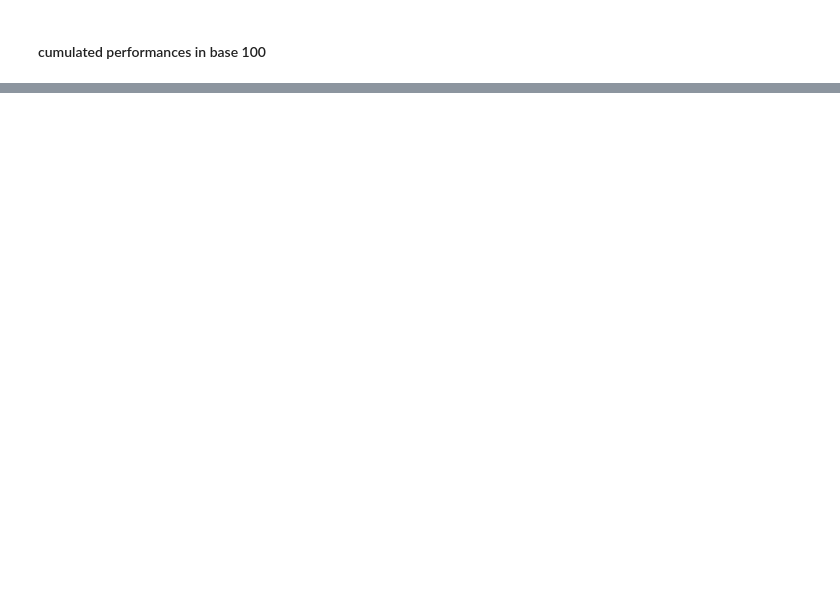
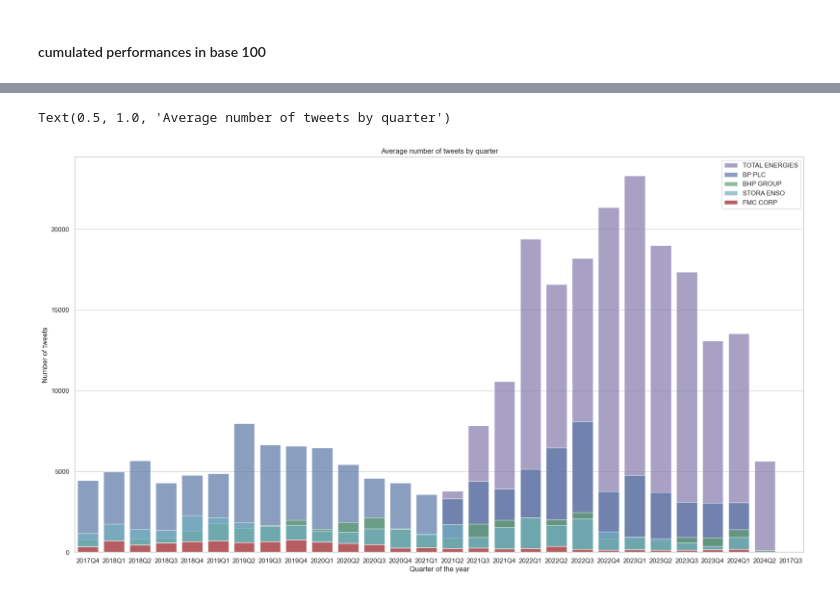
Before and after one commit to JoseAngelGarciaSanchez/Impact-of-Sentiment-analysis-on-Energy-Sector-Stock-Prices, a Jupyter notebook: src/lab.ipynb, the cells around one changed output, grey strips where cells are left out. Drawn from its saved outputs; the diff is of its cells as text; code cells hidden in the pictures; blank space fills up the shorter version.

```diff
--- a/src/lab.ipynb
+++ b/src/lab.ipynb
@@ -417,0 +533,4 @@ df['Cumulative Performance'] = (1 + df['BP/ LN Equity'] / 100).cumprod() * 100
+# %%
+grouped['quarter-year'] = grouped['PostDate'].dt.to_period('Q')
+quarterly_grouped = grouped.groupby(['company', 'quarter-year'], as_index=False)['size'].sum()
+quarterly_grouped
@@ -417,0 +551,32 @@ df['Cumulative Performance'] = (1 + df['BP/ LN Equity'] / 100).cumprod() * 100
+# %%
+monthly_grouped_bhp = quarterly_grouped[quarterly_grouped['company']=='BHP GROUP']
+monthly_grouped_bp = quarterly_grouped[quarterly_grouped['company']=='BP PLC']
+monthly_grouped_fmc = quarterly_grouped[quarterly_grouped['company']=='FMC CORP']
+monthly_grouped_stora = quarterly_grouped[quarterly_grouped['company']=='STORA ENSO']
+monthly_grouped_total = quarterly_grouped[quarterly_grouped['company']=='TOTALENERGIES SE']
+# %%
+import seaborn as sns
+import matplotlib.pyplot as plt
+sns.set_theme(style="whitegrid")
+
+plt.figure(figsize=(22, 12))
+
+colors = ['b', 'g', 'r', 'c', 'm']
+
+# Plot the total crashes
+sns.barplot(x="quarter-year", y="size", color=colors[4], alpha=0.7, data=monthly_grouped_total, label='TOTAL ENERGIES')
+
+sns.barplot(x="quarter-year", y="size", color=colors[0], alpha=0.7, data=monthly_grouped_bp, label='BP PLC')
+
+sns.barplot(x="quarter-year", y="size", color=colors[1], alpha=0.7, data=monthly_grouped_bhp, label='BHP GROUP')
+
+sns.barplot(x="quarter-year", y="size", color=colors[3], alpha=0.7, data=monthly_grouped_stora, label='STORA ENSO')
+
+sns.barplot(x="quarter-year", y="size", color=colors[2], alpha=1, data=monthly_grouped_fmc, label='FMC CORP')
+
+plt.ylabel("Number of tweets")
+plt.xlabel("Quarter of the year")
+plt.title("Average number of tweets by quarter")
+# %% [output]
+Text(0.5, 1.0, 'Average number of tweets by quarter')
+[figure, added]
```
Also changed, not shown: parts of 21 cells of this notebook, 24 other files.
